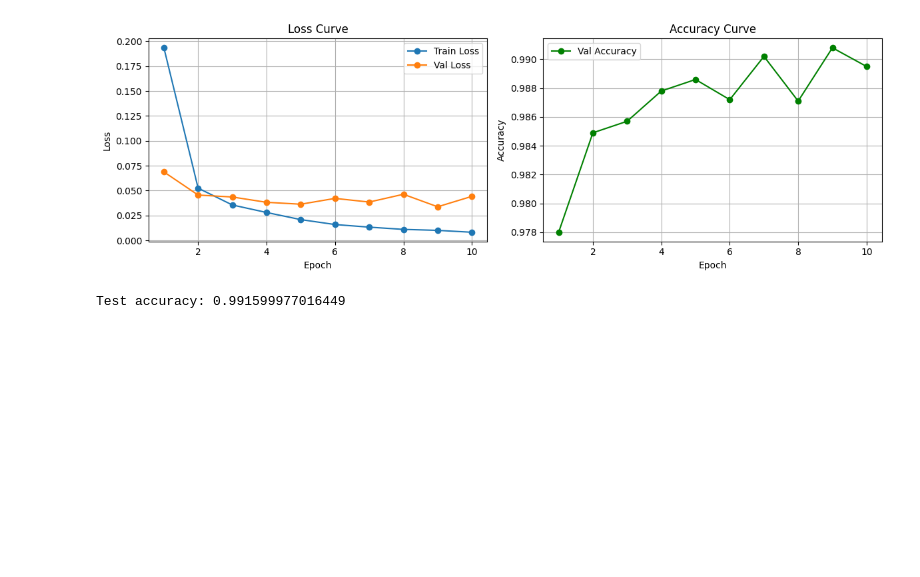
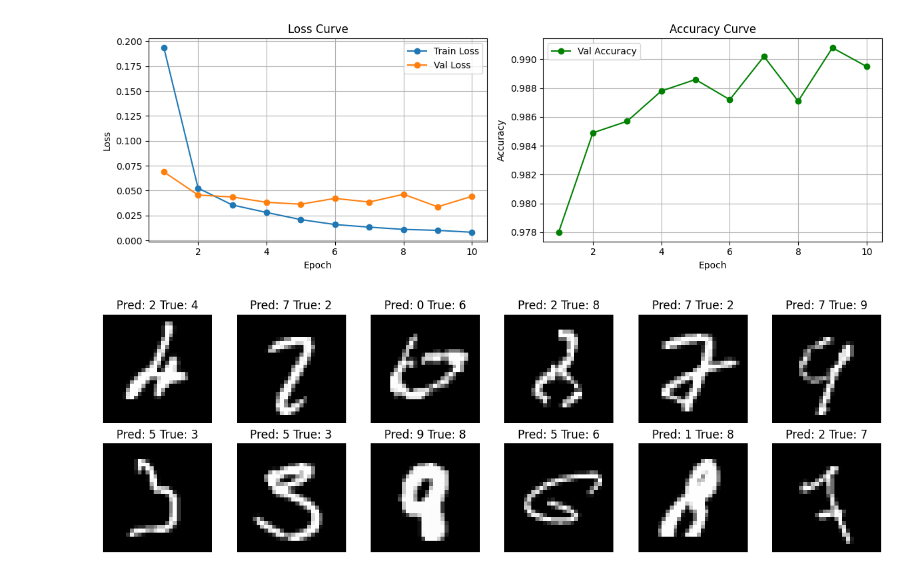
Before and after one commit to isaacqsxsq/MNIST_Classifier, a Jupyter notebook: MNIST_Classifier.ipynb, the cells around one changed output. Drawn from its saved outputs; the diff is of its cells as text; code cells hidden in the pictures; blank space fills up the shorter version.

```diff
--- a/MNIST_Classifier.ipynb
+++ b/MNIST_Classifier.ipynb
@@ -157,16 +157,26 @@ plt.tight_layout()
 plt.show()
 # %% [output]
 [figure]
-# %%
-model.load_state_dict(torch.load('best_model.pth'))
-model.eval()
-acc.reset()
-with torch.no_grad():
-  for images, labels in test_loader:
-    images, labels = images.to('cuda'), labels.to('cuda')
-    pred = model(images)
-    acc.update(pred, labels)
-
-print(f"Test accuracy: {acc.compute().item()}")
-# %% [output]
-Test accuracy: 0.991599977016449
+# %%
+model.load_state_dict(torch.load('best_model.pth'))
+model.eval()
+wrong_images, wrong_preds, wrong_labels = [], [], []
+with torch.no_grad():
+    for images, labels in test_loader:
+        images, labels = images.to('cuda'), labels.to('cuda')
+        preds = model(images).argmax(dim=1)
+        mask = preds != labels
+        wrong_images.extend(images[mask].cpu())
+        wrong_preds.extend(preds[mask].cpu())
+        wrong_labels.extend(labels[mask].cpu())
+
+# Plot first 12 misclassified
+fig, axes = plt.subplots(2, 6, figsize=(12, 4))
+for i, ax in enumerate(axes.flat):
+    img = wrong_images[i] * 0.5 + 0.5
+    ax.imshow(img.squeeze(), cmap='gray')
+    ax.set_title(f'Pred: {wrong_preds[i]} True: {wrong_labels[i]}')
+    ax.axis('off')
+plt.tight_layout()
+# %% [output]
+[figure, added]
```
